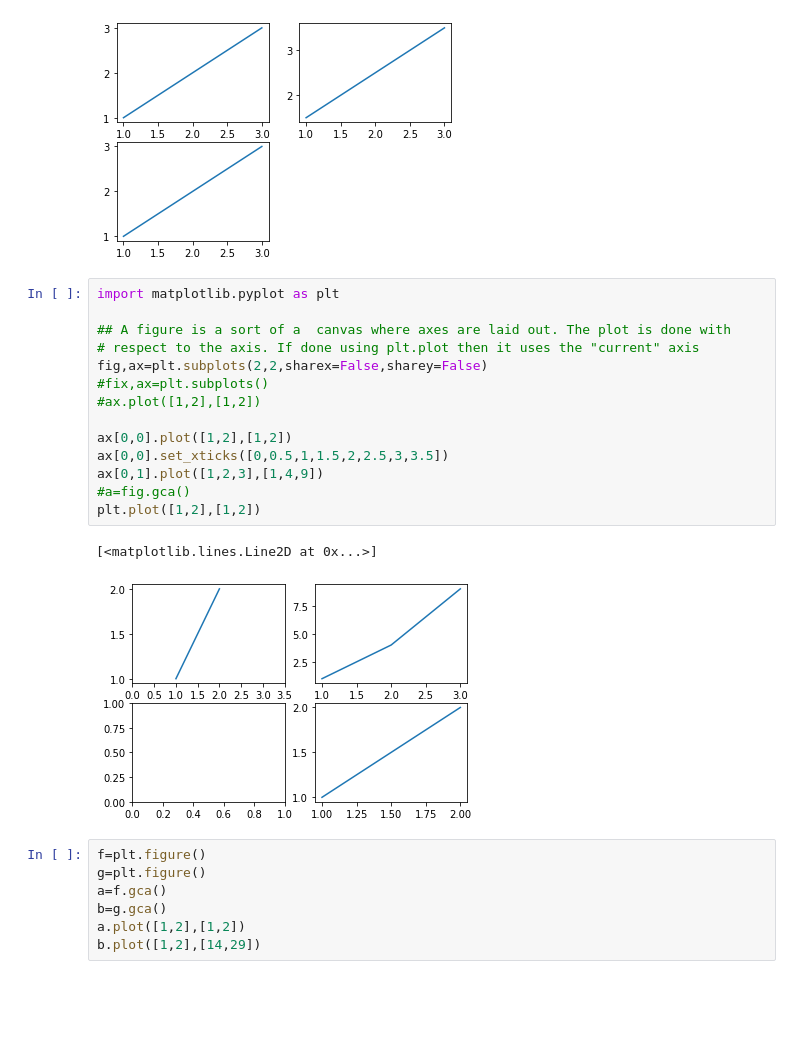
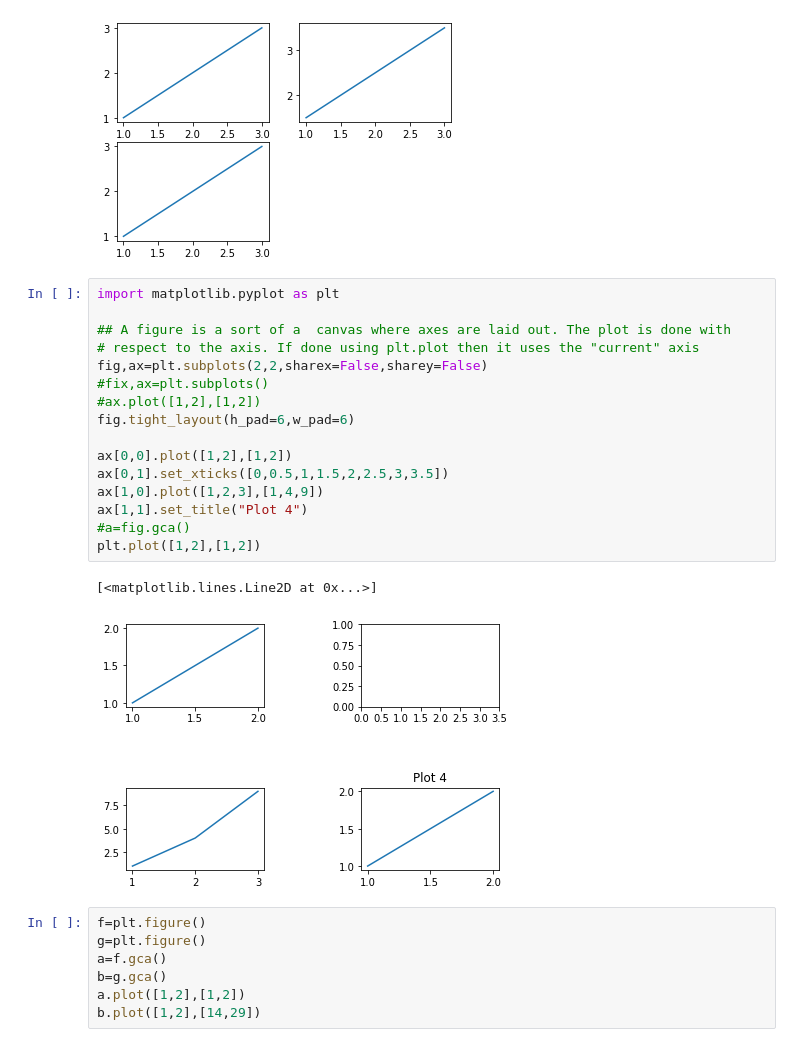
Before and after one commit to AUB-EECE231/notebooks, a Jupyter notebook: plotting.ipynb, the cells around one changed output. Saved outputs shown, nothing was run; the diff lists cells and outputs as text; blank space fills up the shorter version.

```diff
--- a/plotting.ipynb
+++ b/plotting.ipynb
@@ -126,20 +126,22 @@ plt.plot([1,2,3],[1,2,3])
 # %%
 import matplotlib.pyplot as plt
 
 ## A figure is a sort of a  canvas where axes are laid out. The plot is done with
 # respect to the axis. If done using plt.plot then it uses the "current" axis
 fig,ax=plt.subplots(2,2,sharex=False,sharey=False)
 #fix,ax=plt.subplots()
 #ax.plot([1,2],[1,2])
+fig.tight_layout(h_pad=6,w_pad=6)
 
 ax[0,0].plot([1,2],[1,2])
-ax[0,0].set_xticks([0,0.5,1,1.5,2,2.5,3,3.5])
-ax[0,1].plot([1,2,3],[1,4,9])
+ax[0,1].set_xticks([0,0.5,1,1.5,2,2.5,3,3.5])
+ax[1,0].plot([1,2,3],[1,4,9])
+ax[1,1].set_title("Plot 4")
 #a=fig.gca()
 plt.plot([1,2],[1,2])
 # %% [output]
 [<matplotlib.lines.Line2D at 0x...>]
-[figure, old version]
+[figure, new version]
 # %%
 f=plt.figure()
 g=plt.figure()
```
Also changed, not shown: parts of 1 cell of this notebook, 1 other file.
